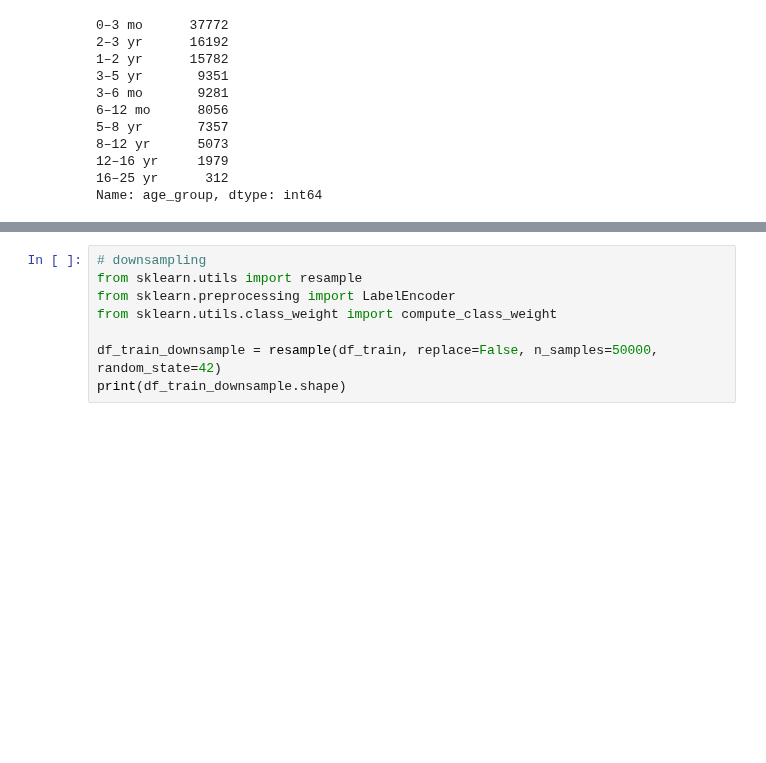
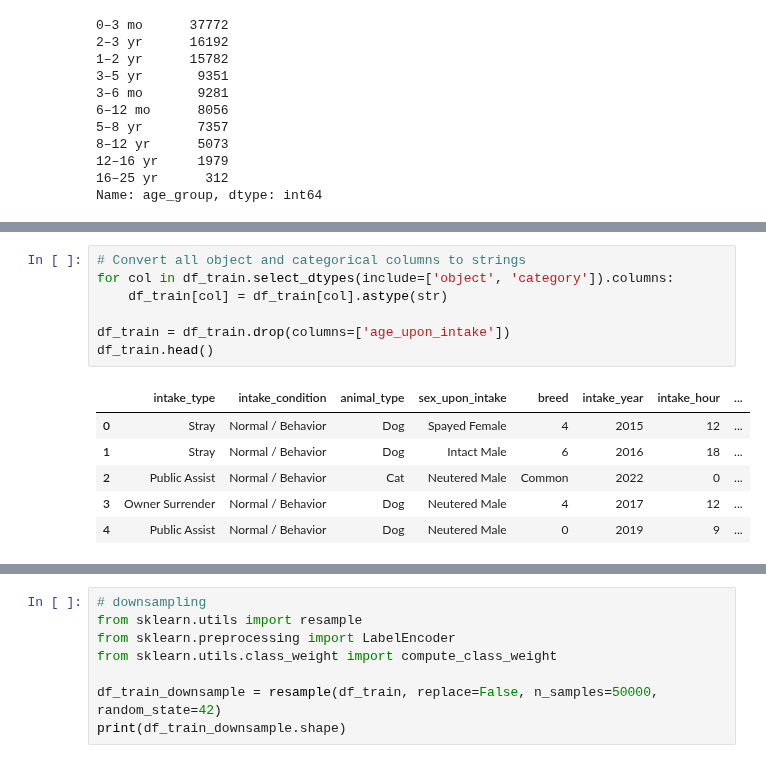
Before and after one commit to nneomaonochie/ml1-animal-data, a Jupyter notebook: naive_bayes.ipynb, the cells around one changed output, grey strips where cells are left out. Saved outputs shown, nothing was run; the diff lists cells and outputs as text; blank space fills up the shorter version.

```diff
--- a/naive_bayes.ipynb
+++ b/naive_bayes.ipynb
@@ -95,3 +107,17 @@ Name: age_group, dtype: int64
+# %%
+# Convert all object and categorical columns to strings
+for col in df_train.select_dtypes(include=['object', 'category']).columns:
+    df_train[col] = df_train[col].astype(str)
+
+df_train = df_train.drop(columns=['age_upon_intake'])
+df_train.head()
+# %% [output]
+|  | intake_type | intake_condition | animal_type | sex_upon_intake | breed | intake_year | intake_hour | ... |
+| 0 | Stray | Normal / Behavior | Dog | Spayed Female | 4 | 2015 | 12 | ... |
+| 1 | Stray | Normal / Behavior | Dog | Intact Male | 6 | 2016 | 18 | ... |
+| 2 | Public Assist | Normal / Behavior | Cat | Neutered Male | Common | 2022 | 0 | ... |
+| 3 | Owner Surrender | Normal / Behavior | Dog | Neutered Male | 4 | 2017 | 12 | ... |
+| 4 | Public Assist | Normal / Behavior | Dog | Neutered Male | 0 | 2019 | 9 | ... |
 # %%
 from sklearn.naive_bayes import MultinomialNB, CategoricalNB
 from sklearn.pipeline import Pipeline
```
Also changed, not shown: parts of 7 cells of this notebook, 1 other file.
